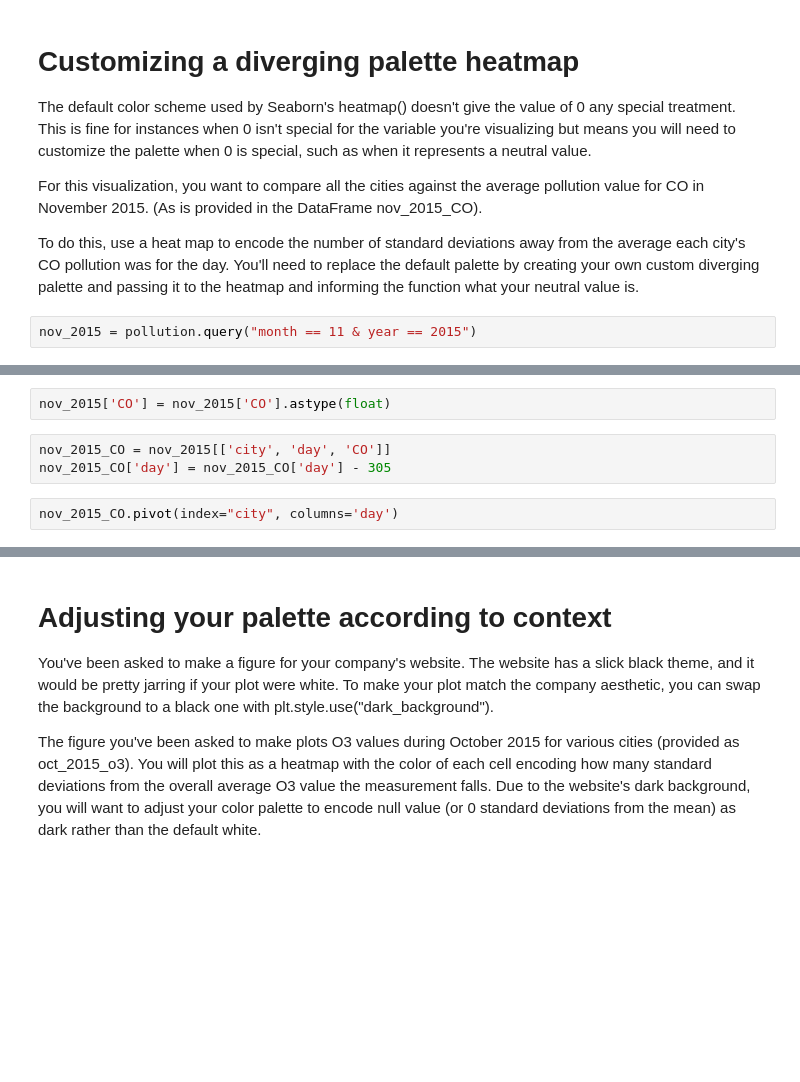
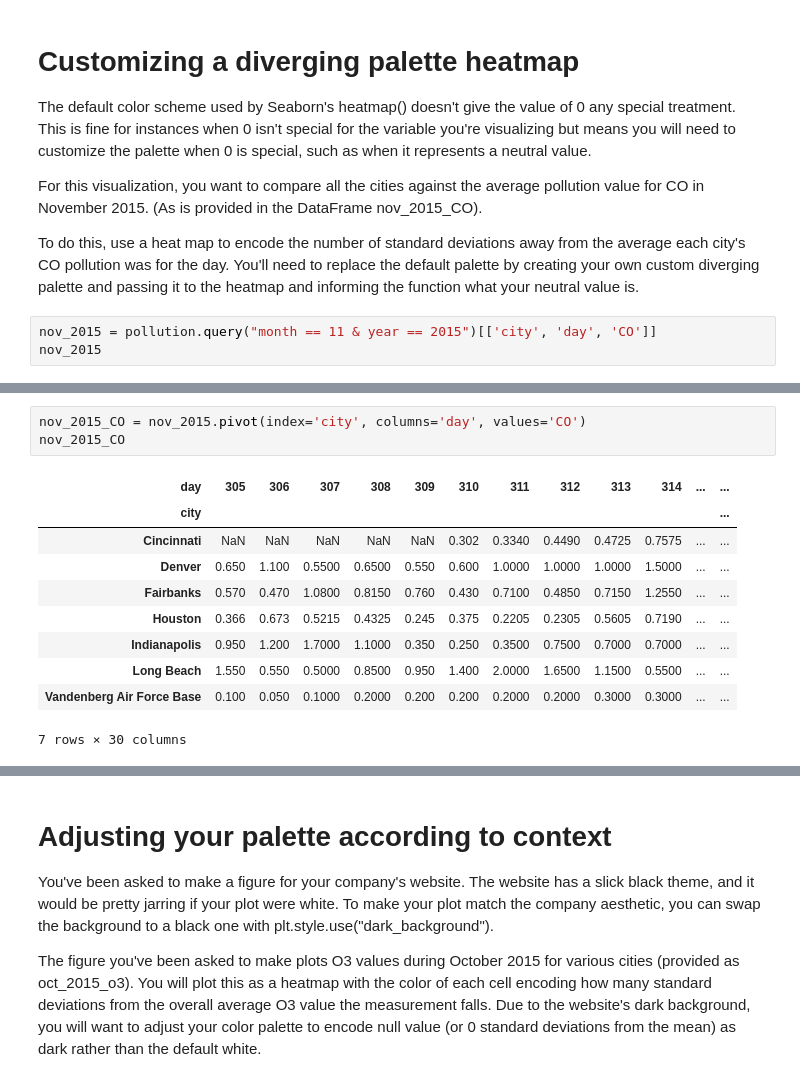
Before and after one commit to MohamedFarih/datacamp-playground, a Jupyter notebook: improving-your-data-visualizations-in-python/2. Using color in your visualizations/notebook_section_2.ipynb, the cells around one changed output, grey strips where cells are left out. Drawn from its saved outputs; the diff is of its cells as text; blank space fills up the shorter version.

```diff
--- a/improving-your-data-visualizations-in-python/2. Using color in your visualizations/notebook_section_2.ipynb
+++ b/improving-your-data-visualizations-in-python/2. Using color in your visualizations/notebook_section_2.ipynb
@@ -87,4 +102,5 @@ For this visualization, you want to compare all the cities against the average p
 
 To do this, use a heat map to encode the number of standard deviations away from the average each city's CO pollution was for the day. You'll need to replace the default palette by creating your own custom diverging palette and passing it to the heatmap and informing the function what your neutral value is.
 # %%
-nov_2015 = pollution.query("month == 11 & year == 2015")
+nov_2015 = pollution.query("month == 11 & year == 2015")[['city', 'day', 'CO']]
+nov_2015
@@ -91,10 +121,17 @@ nov_2015 = pollution.query("month == 11 & year == 2015")
-# %%
-nov_2015['CO'] = nov_2015['CO'].astype(float)
 # %%
-nov_2015_CO = nov_2015[['city', 'day', 'CO']]
-nov_2015_CO['day'] = nov_2015_CO['day'] - 305
+nov_2015_CO = nov_2015.pivot(index='city', columns='day', values='CO')
+nov_2015_CO
+# %% [output]
+| day | 305 | 306 | 307 | 308 | 309 | 310 | 311 | 312 | 313 | 314 | ... | ... |
+| city |  |  |  |  |  |  |  |  |  |  |  | ... |
+| Cincinnati | NaN | NaN | NaN | NaN | NaN | 0.302 | 0.3340 | 0.4490 | 0.4725 | 0.7575 | ... | ... |
+| Denver | 0.650 | 1.100 | 0.5500 | 0.6500 | 0.550 | 0.600 | 1.0000 | 1.0000 | 1.0000 | 1.5000 | ... | ... |
+| Fairbanks | 0.570 | 0.470 | 1.0800 | 0.8150 | 0.760 | 0.430 | 0.7100 | 0.4850 | 0.7150 | 1.2550 | ... | ... |
+| Houston | 0.366 | 0.673 | 0.5215 | 0.4325 | 0.245 | 0.375 | 0.2205 | 0.2305 | 0.5605 | 0.7190 | ... | ... |
+| Indianapolis | 0.950 | 1.200 | 1.7000 | 1.1000 | 0.350 | 0.250 | 0.3500 | 0.7500 | 0.7000 | 0.7000 | ... | ... |
+| Long Beach | 1.550 | 0.550 | 0.5000 | 0.8500 | 0.950 | 1.400 | 2.0000 | 1.6500 | 1.1500 | 0.5500 | ... | ... |
+| Vandenberg Air Force Base | 0.100 | 0.050 | 0.1000 | 0.2000 | 0.200 | 0.200 | 0.2000 | 0.2000 | 0.3000 | 0.3000 | ... | ... |
+7 rows × 30 columns
-# %%
-nov_2015_CO.pivot(index="city", columns='day')
 # %%
 # Define a custom palette
 color_palette = sns.diverging_palette(250, 0, as_cmap = True)
```
Also changed, not shown: parts of 15 cells of this notebook, 10 other files.
